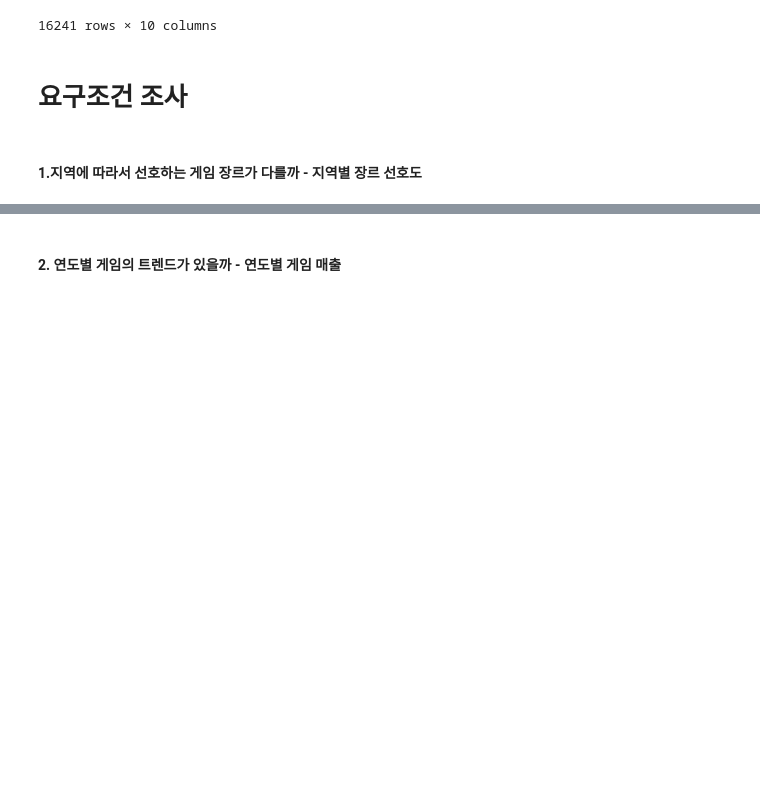
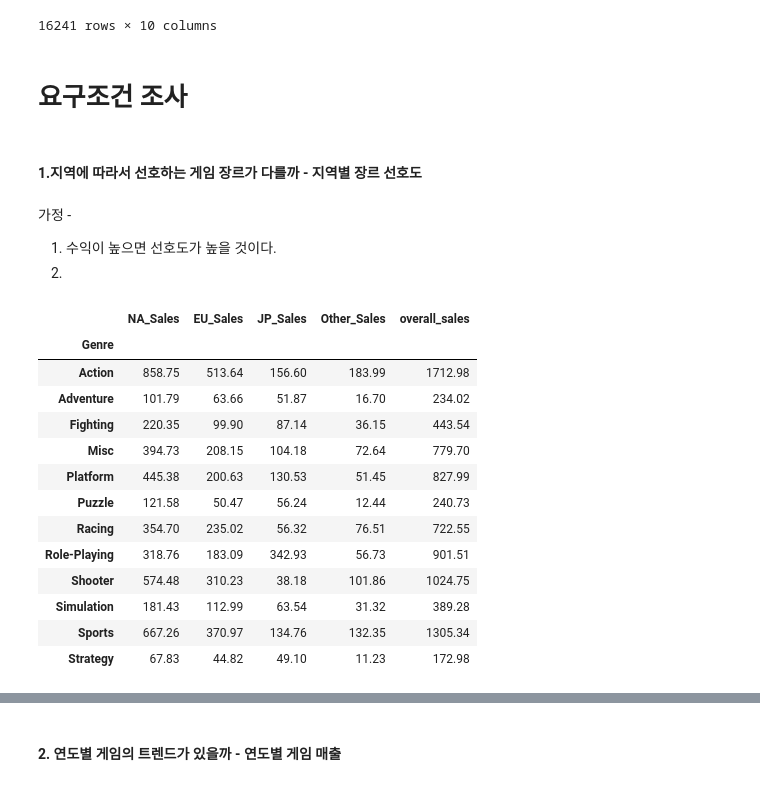
Before and after one commit to syh0397/codestates-AI-bootcamp-1, a Jupyter notebook: Untitled0.ipynb, the cells around one changed output, grey strips where cells are left out. Saved outputs shown, nothing was run; the diff lists cells and outputs as text; code cells hidden in the pictures; blank space fills up the shorter version.

```diff
--- a/Untitled0.ipynb
+++ b/Untitled0.ipynb
@@ -352,3 +352,26 @@ data
 # **요구조건 조사**
 # %% [markdown]
 #### **1.지역에 따라서 선호하는 게임 장르가 다를까** - 지역별 장르 선호도
+# %% [markdown]
+가정 -
+
+1.  수익이 높으면 선호도가 높을 것이다.
+2.
+# %%
+Genre_Group = data.groupby(['Genre']).sum().loc[:, 'NA_Sales':'overall_sales']
+Genre_Group
+# %% [output]
+|  | NA_Sales | EU_Sales | JP_Sales | Other_Sales | overall_sales |
+| Genre |  |  |  |  |  |
+| Action | 858.75 | 513.64 | 156.60 | 183.99 | 1712.98 |
+| Adventure | 101.79 | 63.66 | 51.87 | 16.70 | 234.02 |
+| Fighting | 220.35 | 99.90 | 87.14 | 36.15 | 443.54 |
+| Misc | 394.73 | 208.15 | 104.18 | 72.64 | 779.70 |
+| Platform | 445.38 | 200.63 | 130.53 | 51.45 | 827.99 |
+| Puzzle | 121.58 | 50.47 | 56.24 | 12.44 | 240.73 |
+| Racing | 354.70 | 235.02 | 56.32 | 76.51 | 722.55 |
+| Role-Playing | 318.76 | 183.09 | 342.93 | 56.73 | 901.51 |
+| Shooter | 574.48 | 310.23 | 38.18 | 101.86 | 1024.75 |
+| Simulation | 181.43 | 112.99 | 63.54 | 31.32 | 389.28 |
+| Sports | 667.26 | 370.97 | 134.76 | 132.35 | 1305.34 |
+| Strategy | 67.83 | 44.82 | 49.10 | 11.23 | 172.98 |
```
Also changed, not shown: parts of 3 cells of this notebook.
